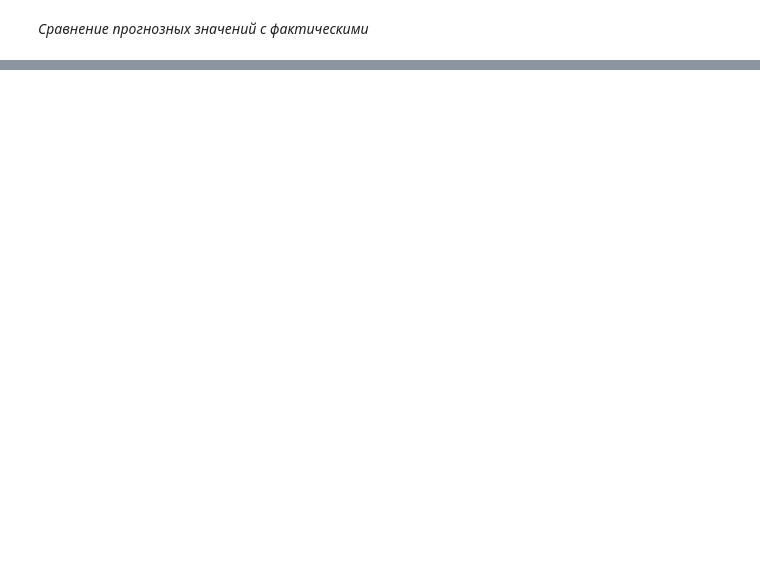
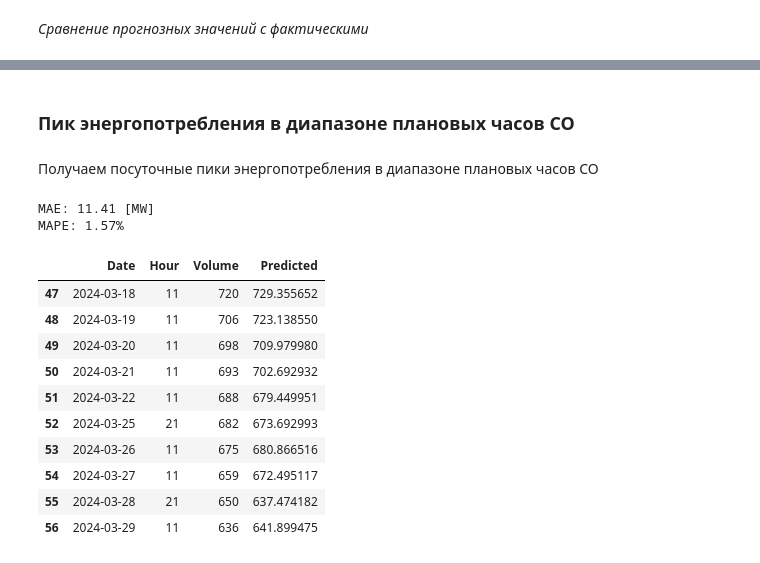
Before and after one commit to caapel/Volume_Forecast_for_Kaliningrad, a Jupyter notebook: XGboost_Kaliningrad_2024.ipynb, the cells around one changed output, grey strips where cells are left out. Drawn from its saved outputs; the diff is of its cells as text; code cells hidden in the pictures; blank space fills up the shorter version.

```diff
--- a/XGboost_Kaliningrad_2024.ipynb
+++ b/XGboost_Kaliningrad_2024.ipynb
@@ -857,0 +1016,33 @@ diff_predict_vs_fact(df_validate_result, 4)
+# %% [markdown]
+### Пик энергопотребления в диапазоне плановых часов СО
+# %% [markdown]
+Получаем посуточные пики энергопотребления в диапазоне плановых часов СО
+# %%
+df_pick_SO_volume = df_SO.groupby(['Date'])[['Volume']].max()
+df_pick_SO_volume.reset_index(inplace=True)
+
+# формируем выборку с прогнозными значениями, соответствующими фактическим пикам энергопотребления в диапазоне часов СО
+df_pick_SO_validate = df_validate_result[['Date', 'Hour', 'Volume', 'Predicted']].copy()
+df_pick_SO_validate = df_pick_SO_validate.merge(df_pick_SO_volume, how='inner')
+df_pick_SO_validate = df_pick_SO_validate.drop_duplicates(subset=['Date', 'Volume'], keep='first')
+df_pick_SO_validate.reset_index(drop=True, inplace=True)
+
+# Метрики качества прогноза для полученной выборки
+print('MAE:', f"{MAE(df_pick_SO_validate['Predicted'], df_pick_SO_validate['Volume']):.2f} [MW]",
+     '\nMAPE:', f"{MAPE(df_pick_SO_validate['Predicted'], df_pick_SO_validate['Volume']):.2%}")
+
+df_pick_SO_validate.tail(10)
+# %% [output]
+MAE: 11.41 [MW]
+MAPE: 1.57%
+|  | Date | Hour | Volume | Predicted |
+| 47 | 2024-03-18 | 11 | 720 | 729.355652 |
+| 48 | 2024-03-19 | 11 | 706 | 723.138550 |
+| 49 | 2024-03-20 | 11 | 698 | 709.979980 |
+| 50 | 2024-03-21 | 11 | 693 | 702.692932 |
+| 51 | 2024-03-22 | 11 | 688 | 679.449951 |
+| 52 | 2024-03-25 | 21 | 682 | 673.692993 |
+| 53 | 2024-03-26 | 11 | 675 | 680.866516 |
+| 54 | 2024-03-27 | 11 | 659 | 672.495117 |
+| 55 | 2024-03-28 | 21 | 650 | 637.474182 |
+| 56 | 2024-03-29 | 11 | 636 | 641.899475 |
```
Also changed, not shown: parts of 33 cells of this notebook, 1 other file.
